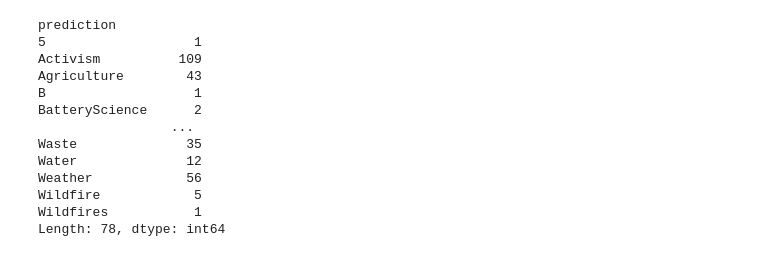
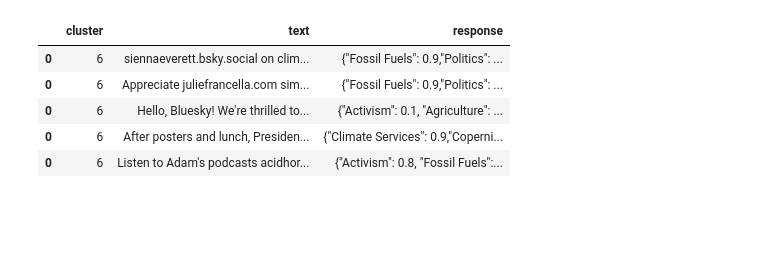
Before and after one commit to TobiasMichelsen/Climate-Discourse-on-Bluesky---Bachelor-Project, a Jupyter notebook: EDA/LLMEDA/llmEDA.ipynb, the cells around one changed output. Cells and saved outputs as stored; diff of their text form; code cells hidden in the pictures; blank space fills up the shorter version.

Commit message:
LLM pipeline, category random order, dynamic sample

```diff
--- a/EDA/LLMEDA/llmEDA.ipynb
+++ b/EDA/LLMEDA/llmEDA.ipynb
@@ -201,30 +7,26 @@ df
-# %%
-
-def extract_prediction(response):
-    # Regular expression to match the category part before the first ' - '
-    match = re.match(r'\d+\.\s*(\w+)', response)
-    if match:
-        print(match.group(1))
-        return match.group(1)
-    else:
-        return None
-
-# Apply the function to create a new column with predictions
-df['prediction'] = df['response'].apply(extract_prediction)
-
-# Display the dataframe with the new 'prediction' column
-df.groupby("prediction").size()
-# %% [output]
-prediction
-5                   1
-Activism          109
-Agriculture        43
-B                   1
-BatteryScience      2
-                 ...
-Waste              35
-Water              12
-Weather            56
-Wildfire            5
-Wildfires           1
-Length: 78, dtype: int64
+# %%
+#NO TRUNCATION
+pd.set_option('display.max_colwidth', None)
+pd.set_option('display.max_columns', None)   # Show all columns
+pd.set_option('display.max_rows', None)
+# %%
+#TRUNCATION
+pd.reset_option('display.max_colwidth')
+pd.reset_option('display.max_columns')
+pd.reset_option('display.max_rows')
+# %%
+#Read in file
+input_path = "../../hpc_scripts/LLM/Minstral/TEMP_HPC_FILES"
+filename = "LLM_conf_simTex.pkl"
+
+df = pd.read_pickle(f"{input_path}/{filename}")
+
+#peek into one specific cliuster
+df.head()
+# %% [output]
+|  | cluster | text | response |
+| 0 | 6 | siennaeverett.bsky.social on clim... | {"Fossil Fuels": 0.9,"Politics": ... |
+| 0 | 6 | Appreciate juliefrancella.com sim... | {"Fossil Fuels": 0.9,"Politics": ... |
+| 0 | 6 | Hello, Bluesky! We're thrilled to... | {"Activism": 0.1, "Agriculture": ... |
+| 0 | 6 | After posters and lunch, Presiden... | {"Climate Services": 0.9,"Coperni... |
+| 0 | 6 | Listen to Adam's podcasts acidhor... | {"Activism": 0.8, "Fossil Fuels":... |
```
Also changed, not shown: parts of 20 cells of this notebook, 10 other files.
